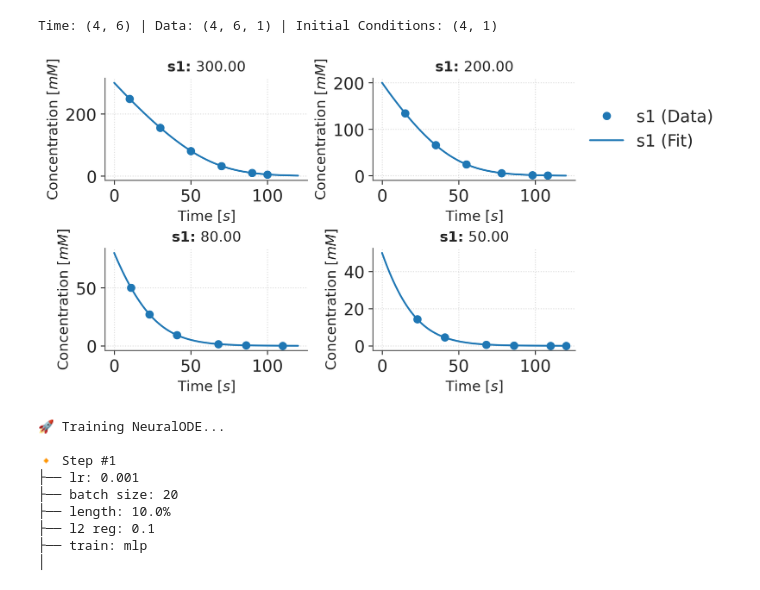
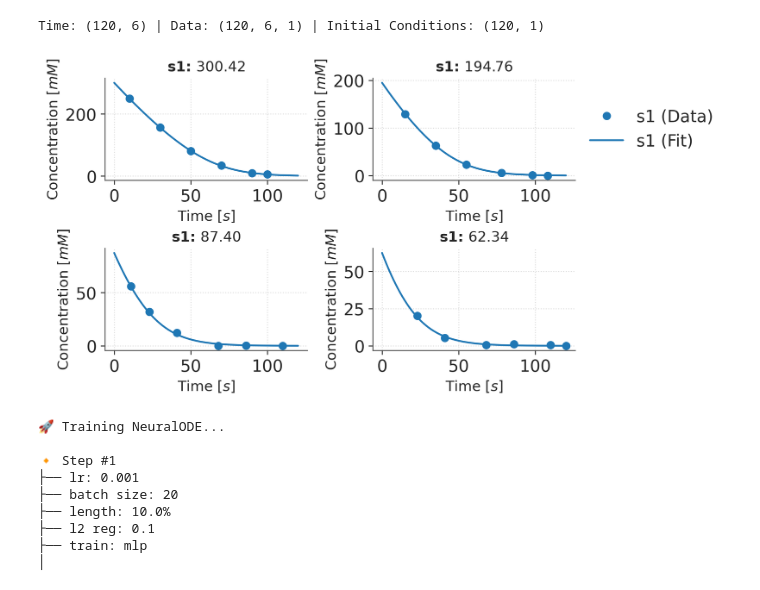
Before and after one commit to JR-1991/Catalax, a Jupyter notebook: examples/NeuralODE.ipynb, the cells around one changed output. Saved outputs shown, nothing was run; the diff lists cells and outputs as text; code cells hidden in the pictures.

Commit message:
Updated examples

```diff
--- a/examples/NeuralODE.ipynb
+++ b/examples/NeuralODE.ipynb
@@ -14,6 +14,6 @@ from catalax.neural import NeuralODE, Strategy, RBFLayer, train_neural_ode
 # %%
 # Initialize the model
-model = Model(name="Simple menten model")
+model = ctx.Model(name="Simple menten model")
 
 # Add species
 model.add_species("s1")
@@ -37,49 +29,22 @@ $\displaystyle \frac{d}{d t} s_{1} = - \frac{s_{1} v_{max}}{K_{m} + s_{1}}$
-# %%
-# Generate irregular time series data
-# from a simple menten model
-
-# Data is sampled at different time points
-# and also not at zero to reflect realistic
-# scenarios
-time = jnp.array([
-    [10, 30 ,50 ,70 ,90, 100],
-    [15, 35, 55, 78, 98, 108],
-    [11, 23, 41 , 68, 86, 110],
-    [23, 41, 68, 86, 110, 120],
-])
-
-# Set initial conditions above and below the
-# true Km value for the sake of the example
-initial_conditions = [
-    {"s1": 300.0},
-    {"s1": 200.0},
-    {"s1": 80.0},
-    {"s1": 50.0},
-]
-
-time, data = model.simulate(
-    initial_conditions=initial_conditions,
-    dt0=0.1, saveat=time, in_axes=(0, None, 0)
-)
-
-# Add some noise for realism
-data = np.random.normal(data, 0.05).clip(min=0)
-
-# Turn intiial conditions into a matrix (Not yet part of the NeuralODE workflow)
-y0s = model._assemble_y0_array(initial_conditions, in_axes=(0, None, None))
-
-print(f"Time: {time.shape} | Data: {data.shape} | Initial Conditions: {y0s.shape}")
-# %% [output]
-Time: (4, 6) | Data: (4, 6, 1) | Initial Conditions: (4, 1)
+# %%
+# Load data
+time = jnp.load("./data/time.npy")
+data = jnp.load("./data/data.npy")
+y0s = jnp.load("./data/y0s.npy")
+initial_conditions = json.load(open("./data/initial_conditions.json", "r"))
+
+print(f"Time: {time.shape} | Data: {data.shape} | Initial Conditions: {y0s.shape}")
+# %% [output]
+Time: (120, 6) | Data: (120, 6, 1) | Initial Conditions: (120, 1)
 # %%
-f = visualize(
+f = ctx.visualize(
     model=model,
-    data=data,
-    times=time,
-    initial_conditions=initial_conditions,
+    data=data[:4],
+    times=time[:4],
+    initial_conditions=initial_conditions[:4],
     figsize=(4,2),
 )
 # %% [output]
-[figure, old version]
+[figure, new version]
 # %%
 # Create a neural ODE model
```
Also changed, not shown: parts of 4 cells of this notebook, 13 other files.
